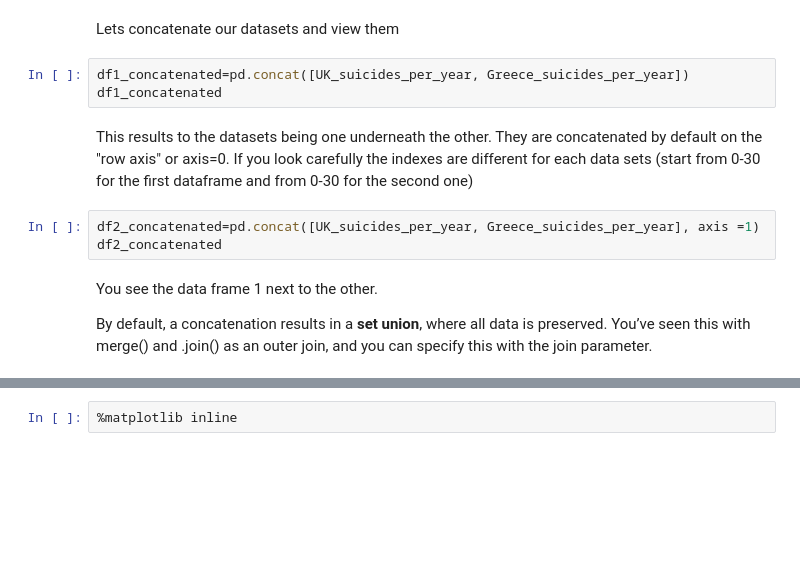
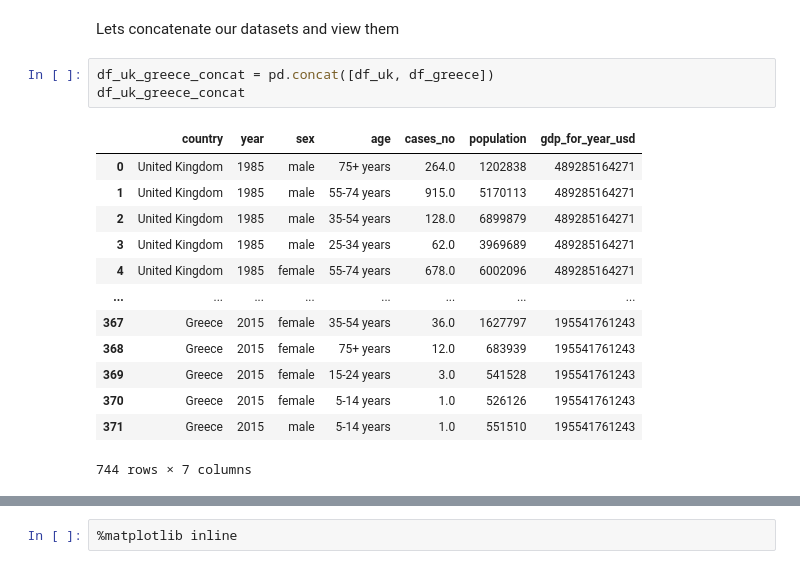
Before and after one commit to catriiona/TeamCoders_Event_Based_Model, a Jupyter notebook: Data_Cleaning_And_Wrangling/Data_Wrangling_WHO.ipynb, the cells around one changed output, grey strips where cells are left out. Saved outputs shown, nothing was run; the diff lists cells and outputs as text; blank space fills up the shorter version.

```diff
--- a/Data_Cleaning_And_Wrangling/Data_Wrangling_WHO.ipynb
+++ b/Data_Cleaning_And_Wrangling/Data_Wrangling_WHO.ipynb
@@ -868,15 +967,20 @@ If you want to accomplish concatenation along columns instead, you’ll use a co
 ![concatenate3](./fig/fig3_concat.jpg)
 # %% [markdown]
 Lets concatenate our datasets and view them
-# %%
-df1_concatenated=pd.concat([UK_suicides_per_year, Greece_suicides_per_year])
-df1_concatenated
-# %% [markdown]
-This results to the datasets being one underneath the other. They are concatenated by default on the "row axis" or axis=0. If you look carefully the indexes are different for each data sets (start from 0-30 for the first dataframe and from 0-30 for the second one)
-# %%
-df2_concatenated=pd.concat([UK_suicides_per_year, Greece_suicides_per_year], axis =1)
-df2_concatenated
-# %% [markdown]
-You see the data frame 1 next to the other.
-
-By default, a concatenation results in a **set union**, where all data is preserved. You’ve seen this with merge() and .join() as an outer join, and you can specify this with the join parameter.
+# %%
+df_uk_greece_concat = pd.concat([df_uk, df_greece])
+df_uk_greece_concat
+# %% [output]
+|  | country | year | sex | age | cases_no | population | gdp_for_year_usd |
+| 0 | United Kingdom | 1985 | male | 75+ years | 264.0 | 1202838 | 489285164271 |
+| 1 | United Kingdom | 1985 | male | 55-74 years | 915.0 | 5170113 | 489285164271 |
+| 2 | United Kingdom | 1985 | male | 35-54 years | 128.0 | 6899879 | 489285164271 |
+| 3 | United Kingdom | 1985 | male | 25-34 years | 62.0 | 3969689 | 489285164271 |
+| 4 | United Kingdom | 1985 | female | 55-74 years | 678.0 | 6002096 | 489285164271 |
+| ... | ... | ... | ... | ... | ... | ... | ... |
+| 367 | Greece | 2015 | female | 35-54 years | 36.0 | 1627797 | 195541761243 |
+| 368 | Greece | 2015 | female | 75+ years | 12.0 | 683939 | 195541761243 |
+| 369 | Greece | 2015 | female | 15-24 years | 3.0 | 541528 | 195541761243 |
+| 370 | Greece | 2015 | female | 5-14 years | 1.0 | 526126 | 195541761243 |
+| 371 | Greece | 2015 | male | 5-14 years | 1.0 | 551510 | 195541761243 |
+744 rows × 7 columns
```
Also changed, not shown: parts of 56 cells of this notebook.
